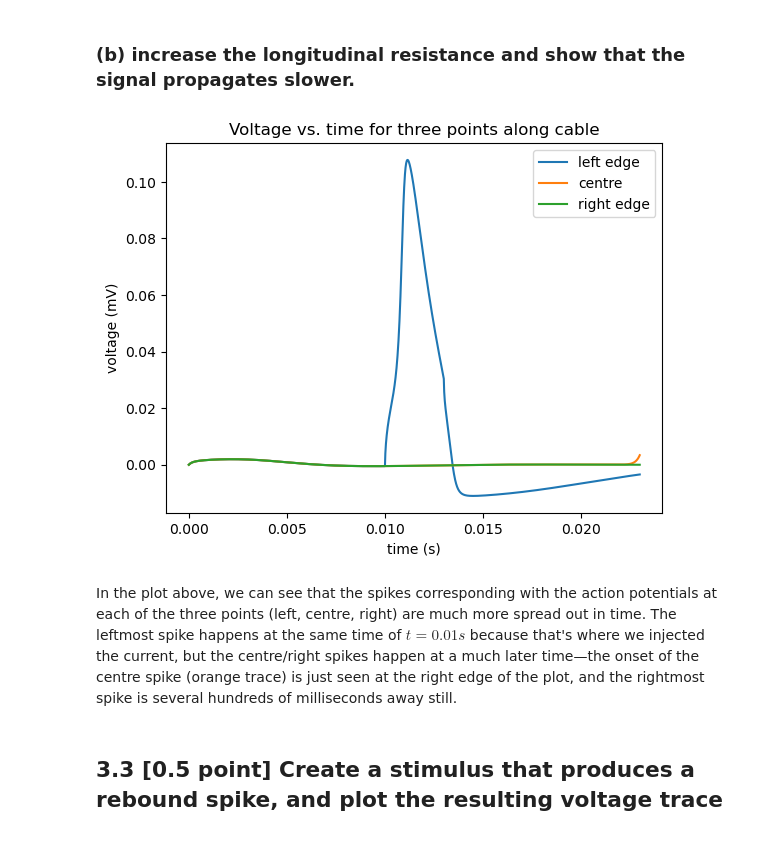
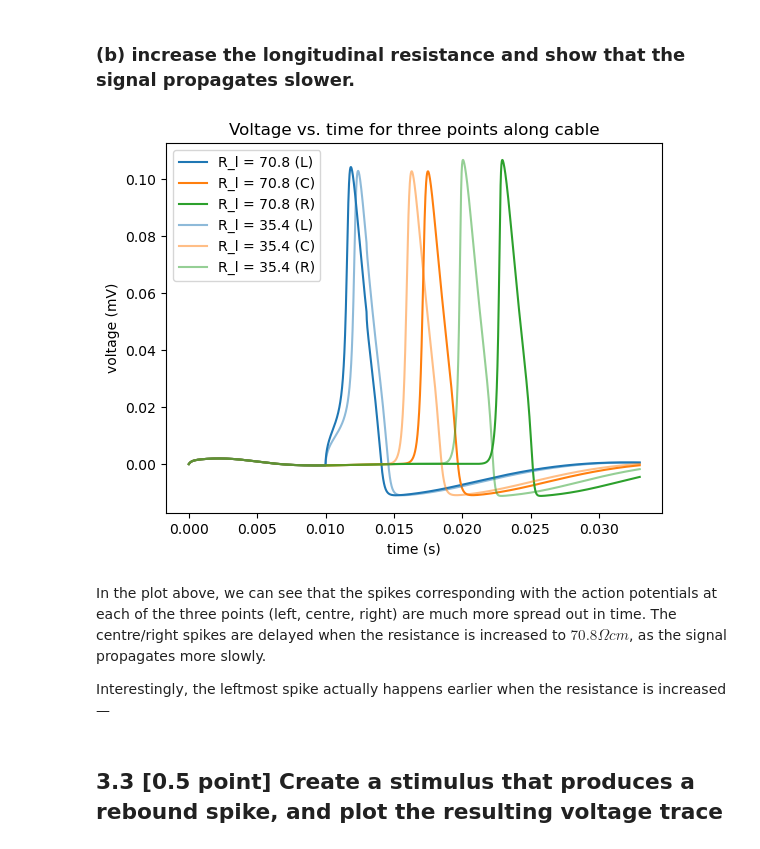
Before and after one commit to kateharvey/SYDE552, a Jupyter notebook: syde552-assignment1.ipynb, the cells around one changed output. Drawn from its saved outputs; the diff is of its cells as text; code cells hidden in the pictures.

````diff
--- a/syde552-assignment1.ipynb
+++ b/syde552-assignment1.ipynb
@@ -699,18 +664,19 @@ def hodgkin_huxley_neuron(
         morpho,
         durations,
         currents,
-        E_leak=10.613*mV,
-        E_na=115*mV,
-        E_k=-12*mV,
-        g_leak=0.3*msiemens/cm**2,
-        g_na = 120*msiemens/cm**2,
-        g_k = 36*msiemens/cm**2,
         C_m = 1*uF/cm**2,
         R_l = 35.4*ohm*cm,
         gating_vars=True,
         location=None):
 
     start_scope()
+    # constants
+    E_leak = 10.613*mV
+    E_na = 115*mV
+    E_k = -12*mV
+    g_leak = 0.3*msiemens/cm**2
+    g_na = 120*msiemens/cm**2
+    g_k = 36*msiemens/cm**2
 
     # Fill in these equations
     eqn = '''
@@ -786,6 +752,11 @@ plt.show()
 - (b) increase the longitudinal resistance and show that the signal propagates slower.
 # %% [markdown]
 ### (a) plot voltage vs time at three points on the ```cable```: the left edge, center, and right edge.
+# %%
+# run the simulation again, but for longer, to see more of the recovery to resting potential:
+durations = [10, 3, 20]*ms
+currents = [0, 1, 0]*uA
+probe_v = hodgkin_huxley_neuron(cable, durations=durations, currents=currents, gating_vars=False)
 # %%
 fig, ax = plt.subplots()
 ax.plot(probe_v.t, probe_v.v[0], label='left edge') # voltage at left edge of axon
@@ -813,21 +784,33 @@ In the plot above, the action potential propagates along the axon with minimal a
 # %% [markdown]
 ### (b) increase the longitudinal resistance and show that the signal propagates slower.
 # %%
-# increase the longitudinal resistance R_l by a factor of 10 (compared to the default value):
-R_l = 354*ohm*cm
+# increase the longitudinal resistance R_l by a factor of 3 (compared to the default value):
+R_l = 70.8*ohm*cm
 v = hodgkin_huxley_neuron(cable, durations, currents, R_l=R_l, gating_vars=False) # simulate
 # %%
 fig, ax = plt.subplots()
-ax.plot(v.t, v.v[0], label='left edge') # voltage at left edge of axon
-ax.plot(v.t, v.v[round(v.v.shape[0]/2)], label='centre') # voltage at centre of axon
-ax.plot(v.t, v.v[-1], label='right edge') # voltage at right edge of axon
+
+# plot the voltage at left, right, and center with the increased R_l:
+ax.plot(v.t, v.v[0], label='R_l = 70.8 (L)') # voltage at left edge of axon
+ax.plot(v.t, v.v[round(v.v.shape[0]/2)], label='R_l = 70.8 (C)') # voltage at centre of axon
+ax.plot(v.t, v.v[-1], label='R_l = 70.8 (R)') # voltage at right edge of axon
+
+plt.gca().set_prop_cycle(None)
+
+# also plot the voltage at left, right, and center with the default R_l for visual comparison:
+ax.plot(probe_v.t, probe_v.v[0], label='R_l = 35.4 (L)', alpha=0.5) # voltage at left edge of axon
+ax.plot(probe_v.t, probe_v.v[round(probe_v.v.shape[0]/2)], label='R_l = 35.4 (C)', alpha=0.5) # voltage at centre of axon
+ax.plot(probe_v.t, probe_v.v[-1], label='R_l = 35.4 (R)', alpha=0.5) # voltage at right edge of axon
+
 ax.set(xlabel='time (s)', ylabel='voltage (mV)', title='Voltage vs. time for three points along cable')
 ax.legend()
 plt.show()
 # %% [output]
-[figure, old version]
+[figure, new version]
 # %% [markdown]
-In the plot above, we can see that the spikes corresponding with the action potentials at each of the three points (left, centre, right) are much more spread out in time. The leftmost spike happens at the same time of $t=0.01 s$ because that's where we injected the current, but the centre/right spikes happen at a much later time—the onset of the centre spike (orange trace) is just seen at the right edge of the plot, and the rightmost spike is several hundreds of milliseconds away still.
+In the plot above, we can see that the spikes corresponding with the action potentials at each of the three points (left, centre, right) are much more spread out in time. The centre/right spikes are delayed when the resistance is increased to $70.8 \Omega cm$, as the signal propagates more slowly.
+
+Interestingly, the leftmost spike actually happens earlier when the resistance is increased—
 # %% [markdown]
 ## 3.3 [0.5 point] Create a stimulus that produces a rebound spike, and plot the resulting voltage trace
 # %%
````
Also changed, not shown: parts of 16 cells of this notebook.
